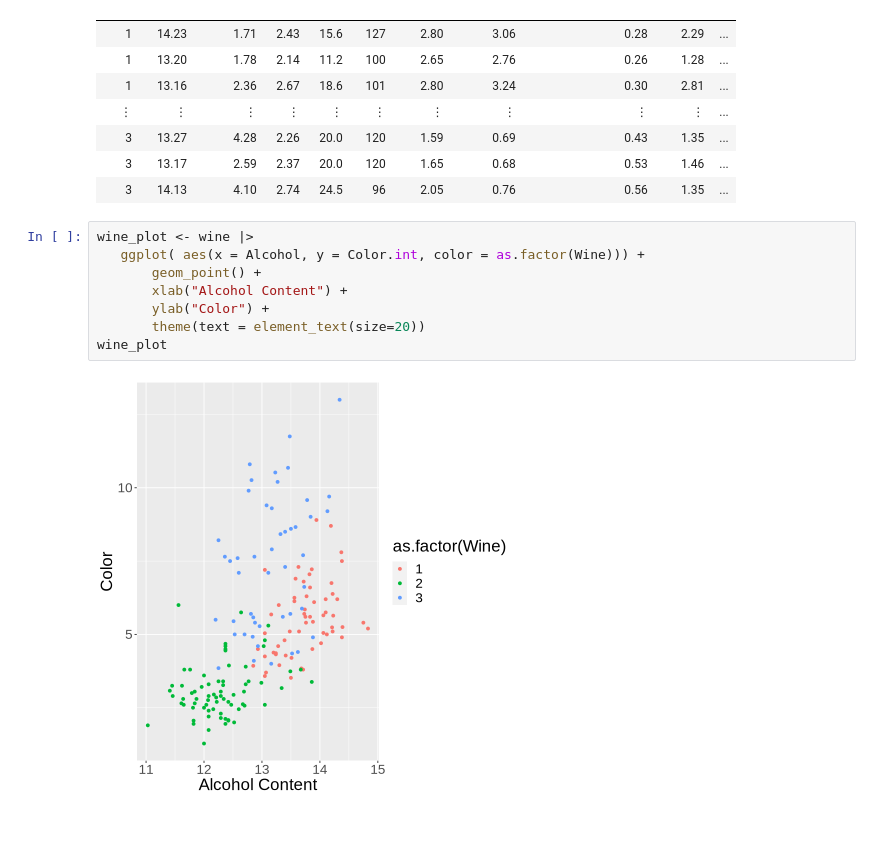
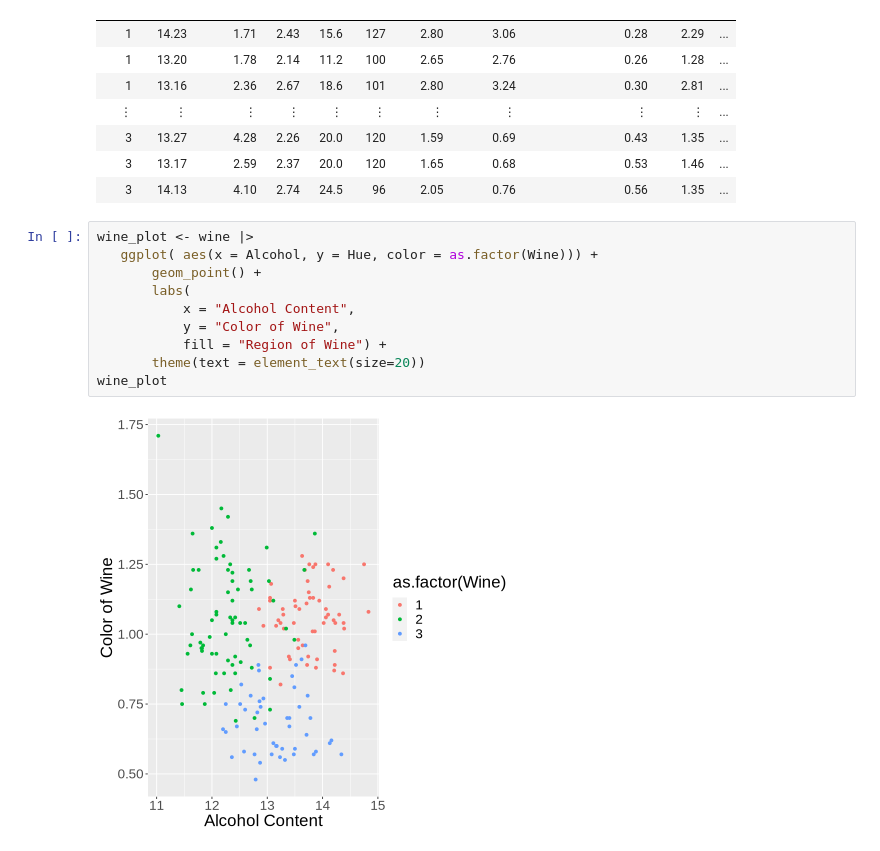
Before and after one commit to HeatherAu/wine_group_project, a Jupyter notebook: main.ipynb, the cells around one changed output. Cells and saved outputs as stored; diff of their text form.

```diff
--- a/main.ipynb
+++ b/main.ipynb
@@ -40,11 +40,13 @@ A spec_tbl_df: 178 × 14
 | 3 | 14.13 | 4.10 | 2.74 | 24.5 | 96 | 2.05 | 0.76 | 0.56 | 1.35 | ... |
 # %%
 wine_plot <- wine |>
-   ggplot( aes(x = Alcohol, y = Color.int, color = as.factor(Wine))) +
+   ggplot( aes(x = Alcohol, y = Hue, color = as.factor(Wine))) +
        geom_point() +
-       xlab("Alcohol Content") +
-       ylab("Color") +
+       labs(
+           x = "Alcohol Content",
+           y = "Color of Wine",
+           fill = "Region of Wine") +
        theme(text = element_text(size=20))
 wine_plot
 # %% [output]
-[figure, old version]
+[figure, new version]
```
